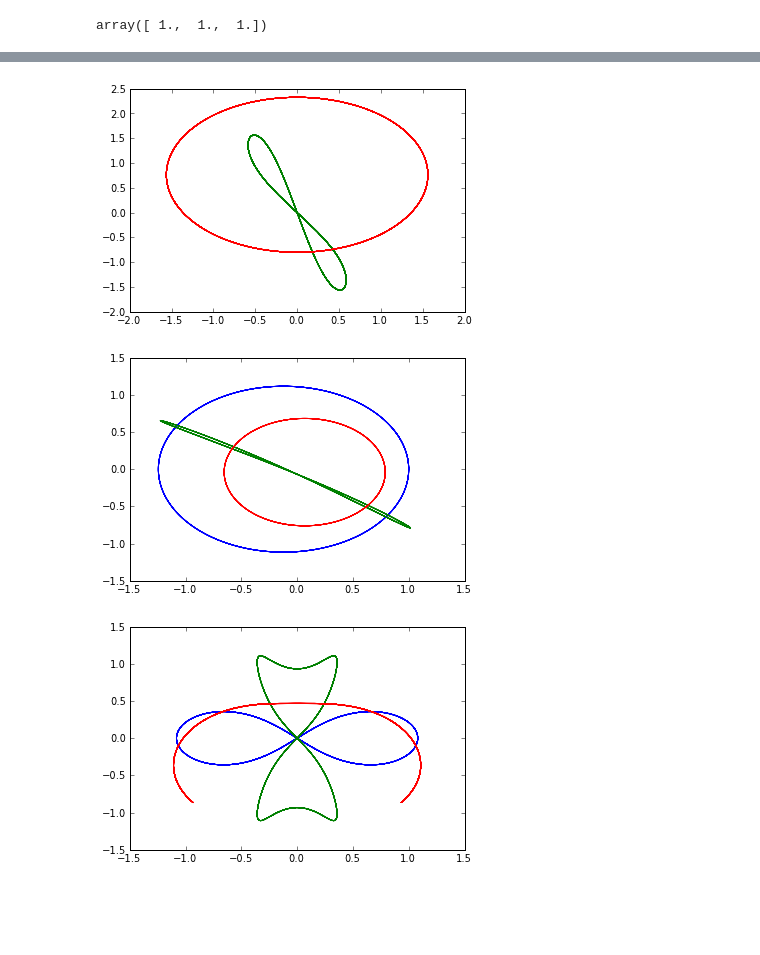
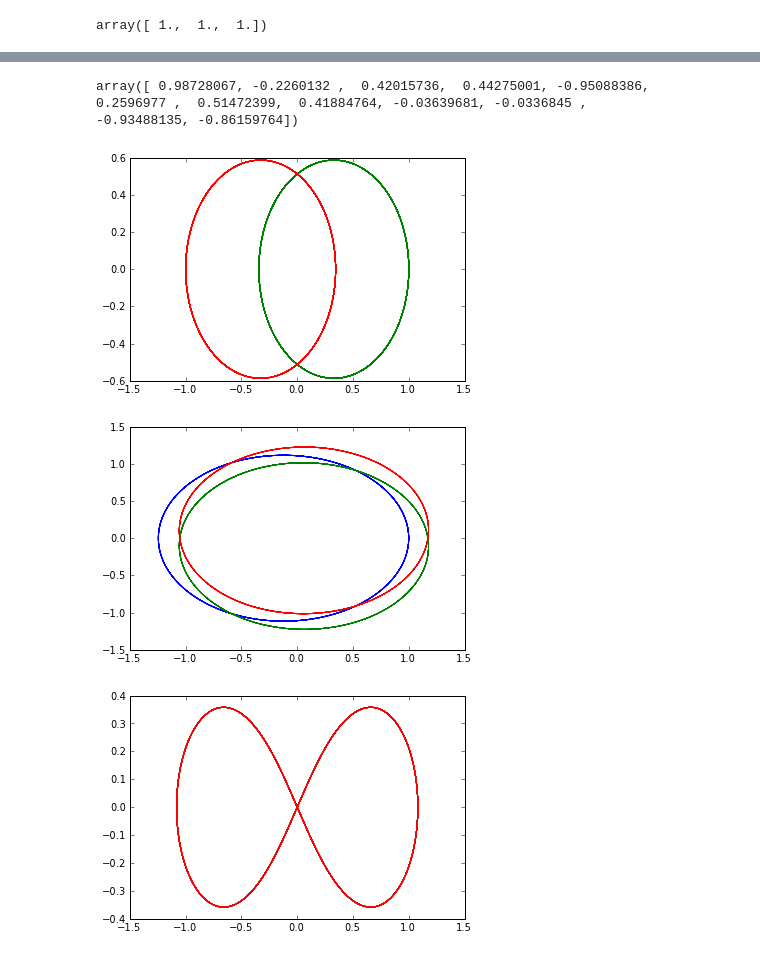
Before and after one commit to shalstvedt/cs477_simulation, a Jupyter notebook: OOPlanets.ipynb, the cells around one changed output, grey strips where cells are left out. Saved outputs shown, nothing was run; the diff lists cells and outputs as text; code cells hidden in the pictures; blank space fills up the shorter version.

```diff
--- a/OOPlanets.ipynb
+++ b/OOPlanets.ipynb
@@ -17,6 +19,10 @@ for ints in intmans:    ints.run()
+# %%
+ints.state[40]
+# %% [output]
+array([ 0.98728067, -0.2260132 ,  0.42015736,  0.44275001, -0.95088386,        0.2596977 ,  0.51472399,  0.41884764, -0.03639681, -0.0336845 ,       -0.93488135, -0.86159764])
 # %%
-for ints in intmans:    pylab.figure()    pylab.plot([e[0] for e in ints.state], [e[1] for e in ints.state])    pylab.plot([e[5] for e in ints.state], [e[6] for e in ints.state])    pylab.plot([e[10] for e in ints.state], [e[11] for e in ints.state])
+for ints in intmans:    pylab.figure()    pylab.plot([e[0] for e in ints.state], [e[1] for e in ints.state])    pylab.plot([e[4] for e in ints.state], [e[5] for e in ints.state])    pylab.plot([e[8] for e in ints.state], [e[9] for e in ints.state])
 # %% [output]
-[figure, old version]
+[figure, new version]
-[figure, old version]
+[figure, new version]
-[figure, old version]
+[figure, new version]
```
Also changed, not shown: parts of 3 cells of this notebook, 1 other file.
